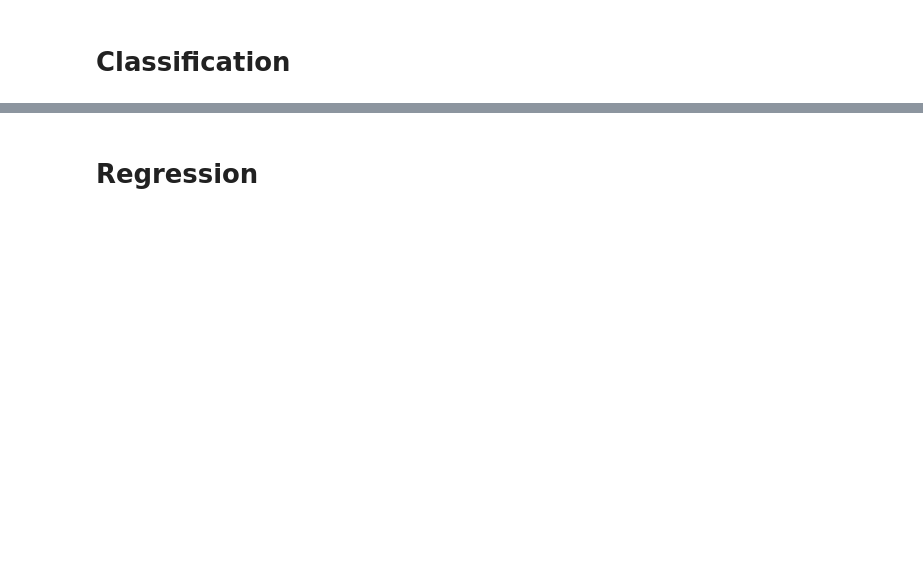
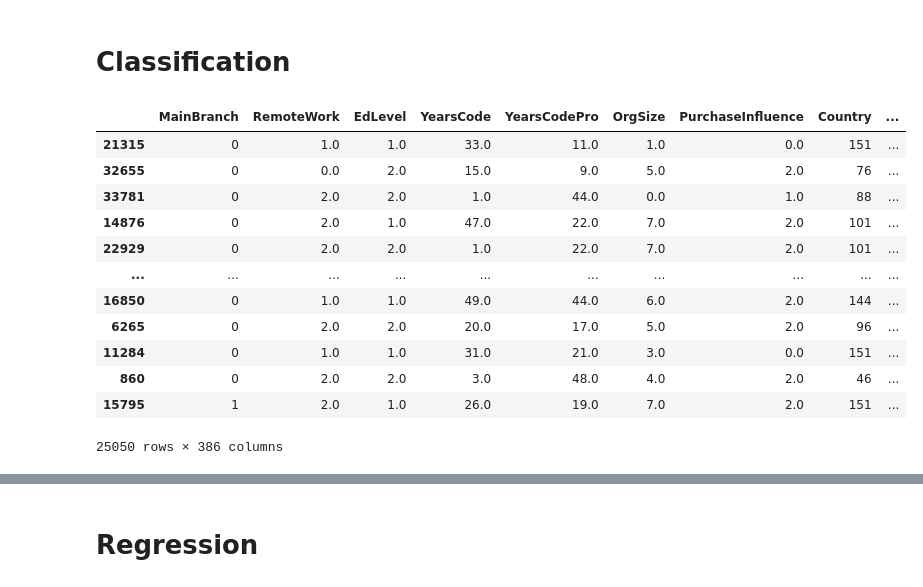
Before and after one commit to CAP5610-Group-Project/StackOverflow-Survey-Project, a Jupyter notebook: ML_model.ipynb, the cells around one changed output, grey strips where cells are left out. Drawn from its saved outputs; the diff is of its cells as text; code cells hidden in the pictures; blank space fills up the shorter version.

```diff
--- a/ML_model.ipynb
+++ b/ML_model.ipynb
@@ -35,0 +14,6 @@ mlpc.score(X_test, y_test)
+# %%
+X_train_copy, y_train_copy = X_train_com.copy(), y_train_com.copy()
+# %%
+idx = y_train_copy.value_counts()[y_train_copy.value_counts() < 6].index
+# %%
+X_train_copy = X_train_copy[y_train_copy.apply(lambda x : x not in idx)]
@@ -35,0 +22,16 @@ mlpc.score(X_test, y_test)
+# %%
+X_train_copy
+# %% [output]
+|  | MainBranch | RemoteWork | EdLevel | YearsCode | YearsCodePro | OrgSize | PurchaseInfluence | Country | ... |
+| 21315 | 0 | 1.0 | 1.0 | 33.0 | 11.0 | 1.0 | 0.0 | 151 | ... |
+| 32655 | 0 | 0.0 | 2.0 | 15.0 | 9.0 | 5.0 | 2.0 | 76 | ... |
+| 33781 | 0 | 2.0 | 2.0 | 1.0 | 44.0 | 0.0 | 1.0 | 88 | ... |
+| 14876 | 0 | 2.0 | 1.0 | 47.0 | 22.0 | 7.0 | 2.0 | 101 | ... |
+| 22929 | 0 | 2.0 | 2.0 | 1.0 | 22.0 | 7.0 | 2.0 | 101 | ... |
+| ... | ... | ... | ... | ... | ... | ... | ... | ... | ... |
+| 16850 | 0 | 1.0 | 1.0 | 49.0 | 44.0 | 6.0 | 2.0 | 144 | ... |
+| 6265 | 0 | 2.0 | 2.0 | 20.0 | 17.0 | 5.0 | 2.0 | 96 | ... |
+| 11284 | 0 | 1.0 | 1.0 | 31.0 | 21.0 | 3.0 | 0.0 | 151 | ... |
+| 860 | 0 | 2.0 | 2.0 | 3.0 | 48.0 | 4.0 | 2.0 | 46 | ... |
+| 15795 | 1 | 2.0 | 1.0 | 26.0 | 19.0 | 7.0 | 2.0 | 151 | ... |
+25050 rows × 386 columns
```
Also changed, not shown: parts of 121 cells of this notebook, 15 other files.
